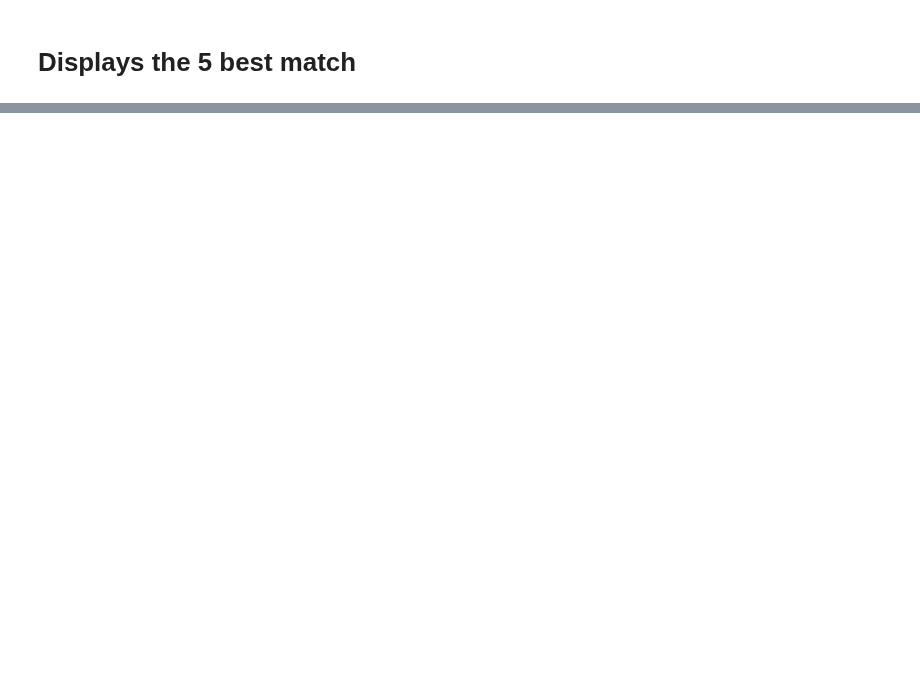
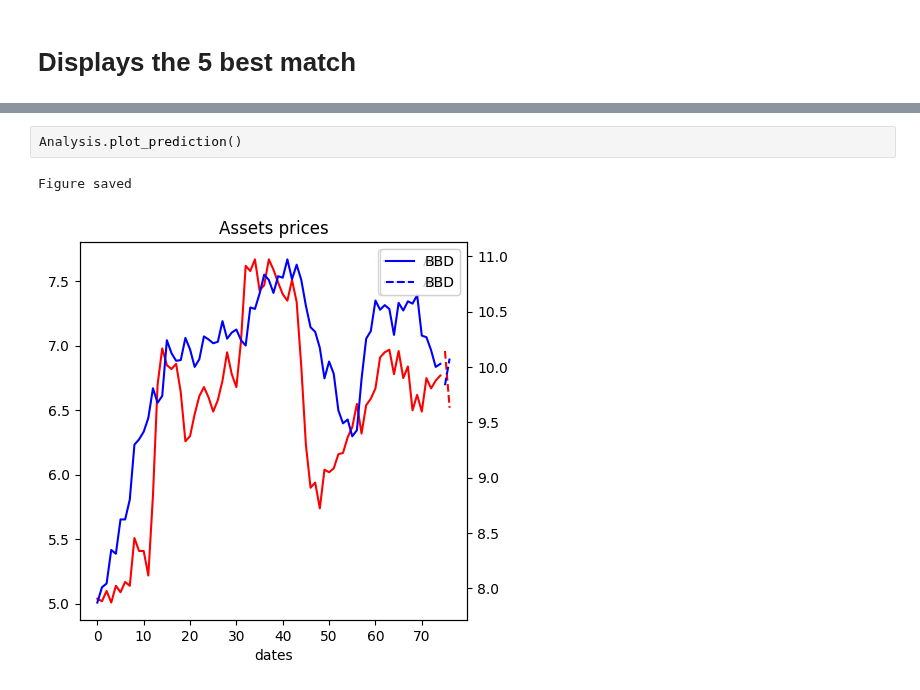
Before and after one commit to FinancialForecastingProject/Prediction, a Jupyter notebook: Notebook.ipynb, the cells around one changed output, grey strips where cells are left out. Saved outputs shown, nothing was run; the diff lists cells and outputs as text; blank space fills up the shorter version.

```diff
--- a/Notebook.ipynb
+++ b/Notebook.ipynb
@@ -982,0 +1113,5 @@ for batch in range(1,5):
+# %%
+Analysis.plot_prediction()
+# %% [output]
+Figure saved
+[figure, added]
```
Also changed, not shown: parts of 8 cells of this notebook, 2 other files.
